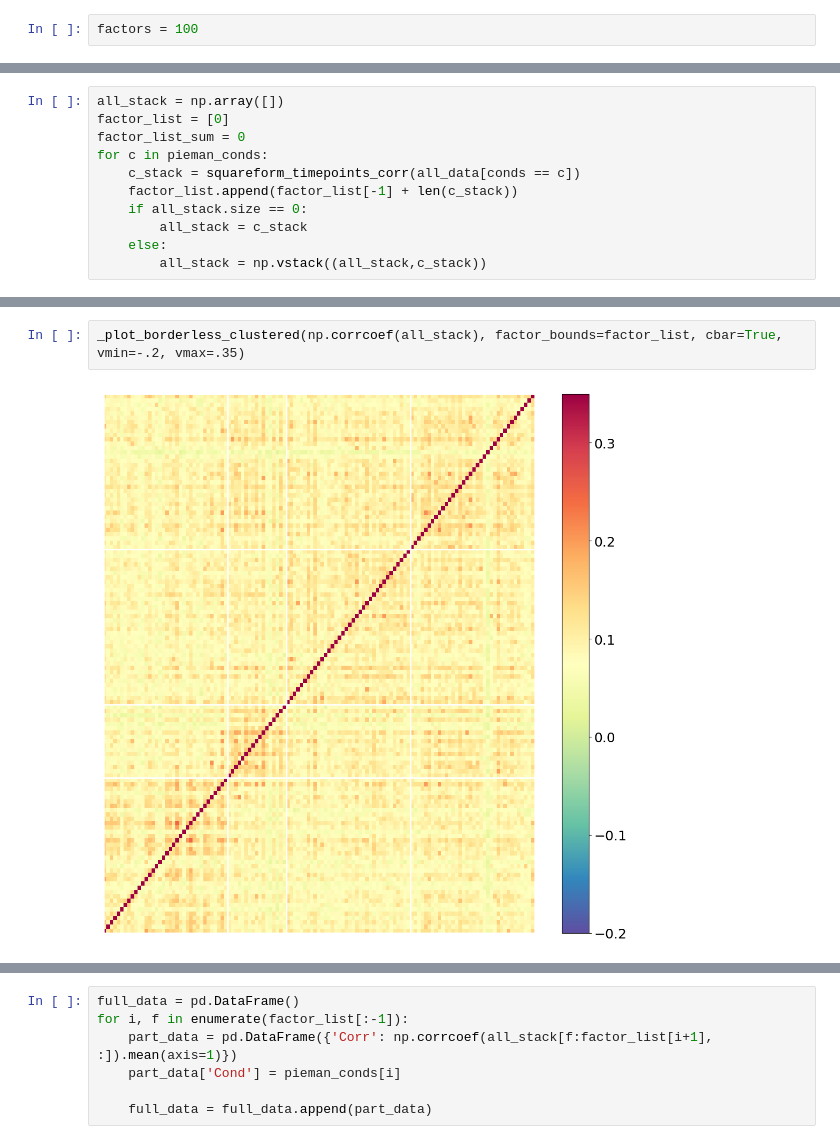
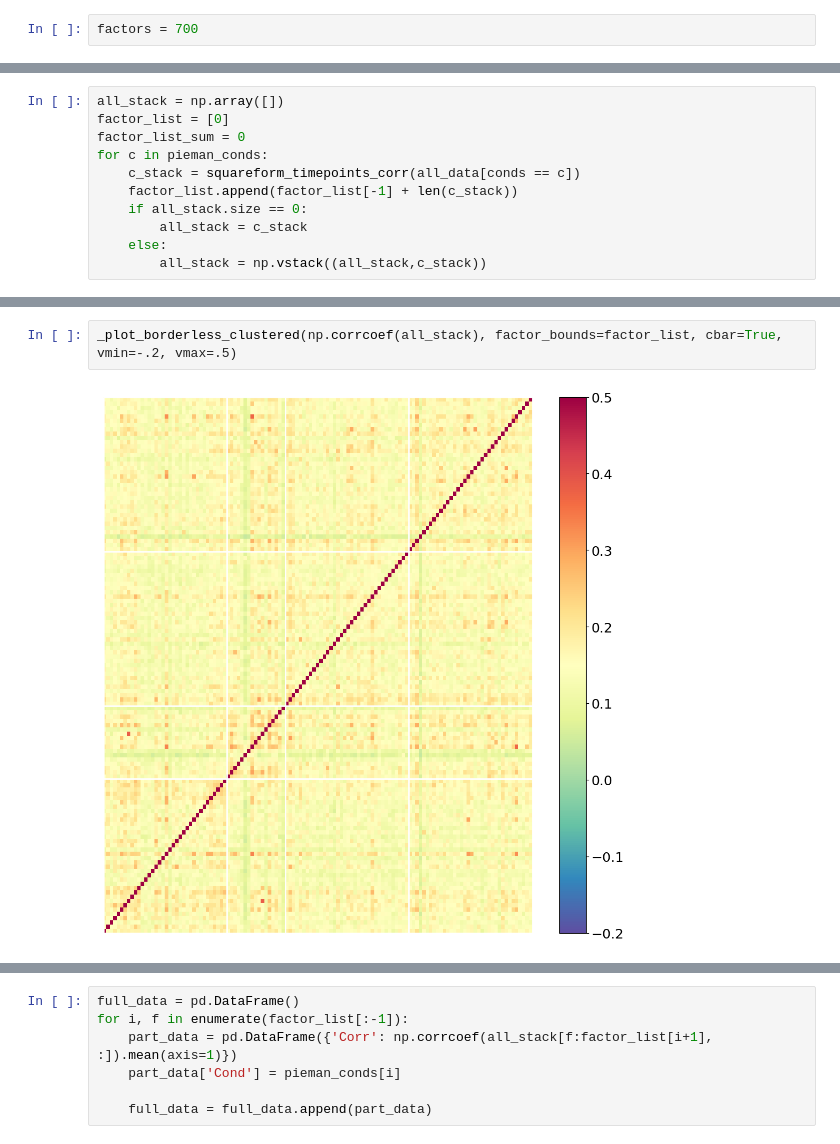
Before and after one commit to ContextLab/timecorr-paper, a Jupyter notebook: code/notebooks/pieman_corrmats.ipynb, the cells around one changed output, grey strips where cells are left out. Cells and saved outputs as stored; diff of their text form.

```diff
--- a/code/notebooks/pieman_corrmats.ipynb
+++ b/code/notebooks/pieman_corrmats.ipynb
@@ -78,7 +77,7 @@ if not os.path.isdir(figdir):
     os.mkdir('figs')
 figdir = 'figs'
 # %%
-factors = 100
+factors = 700
 # %%
 if factors == 100:
     pieman_name = '../../data/pieman_ica100.mat'
@@ -162,5 +161,5 @@ for i, f in enumerate(factor_list[:-1]):
 <Figure size 432x288 with 0 Axes>
 # %%
-_plot_borderless_clustered(np.corrcoef(all_stack), factor_bounds=factor_list, cbar=True, vmin=-.2, vmax=.35)
+_plot_borderless_clustered(np.corrcoef(all_stack), factor_bounds=factor_list, cbar=True, vmin=-.2, vmax=.5)
 # %% [output]
-[figure, old version]
+[figure, new version]
```
Also changed, not shown: parts of 8 cells of this notebook, 15 other files.
